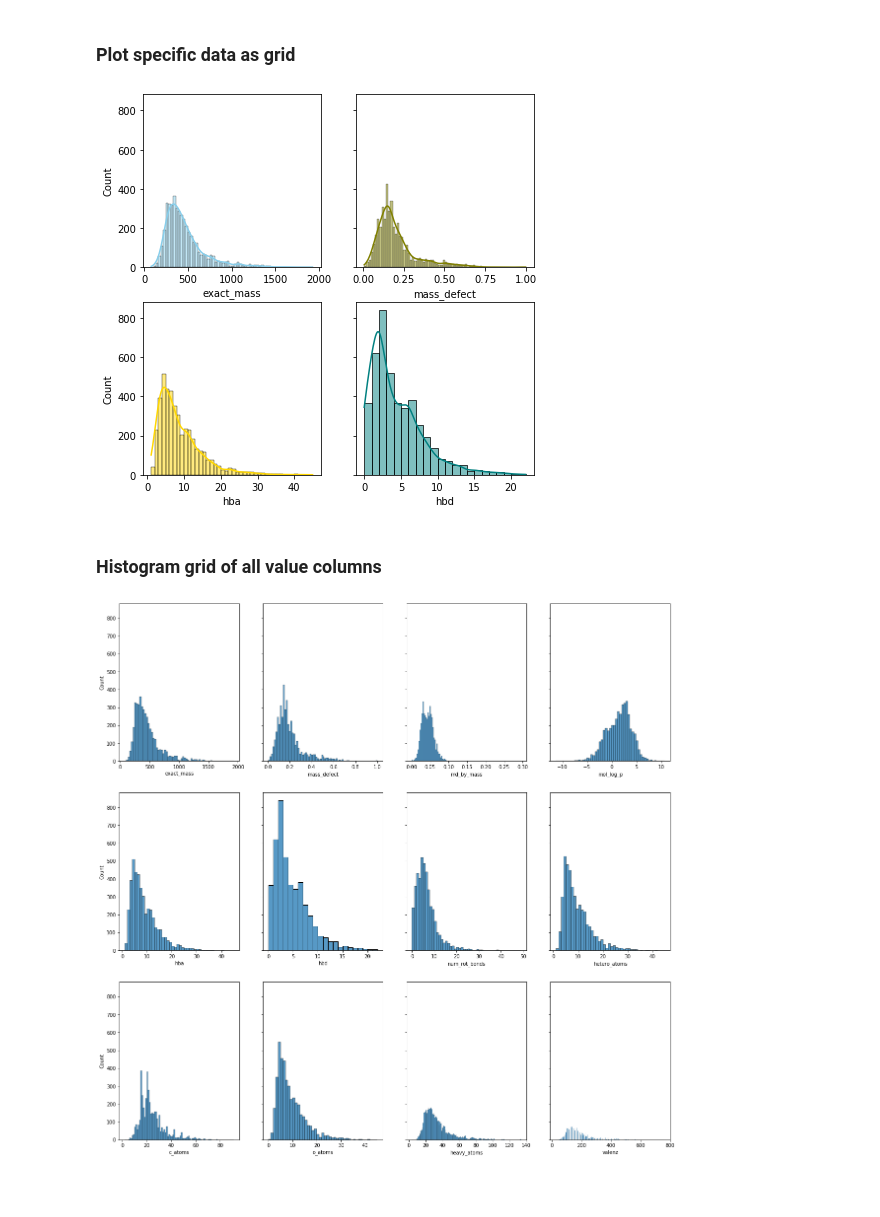
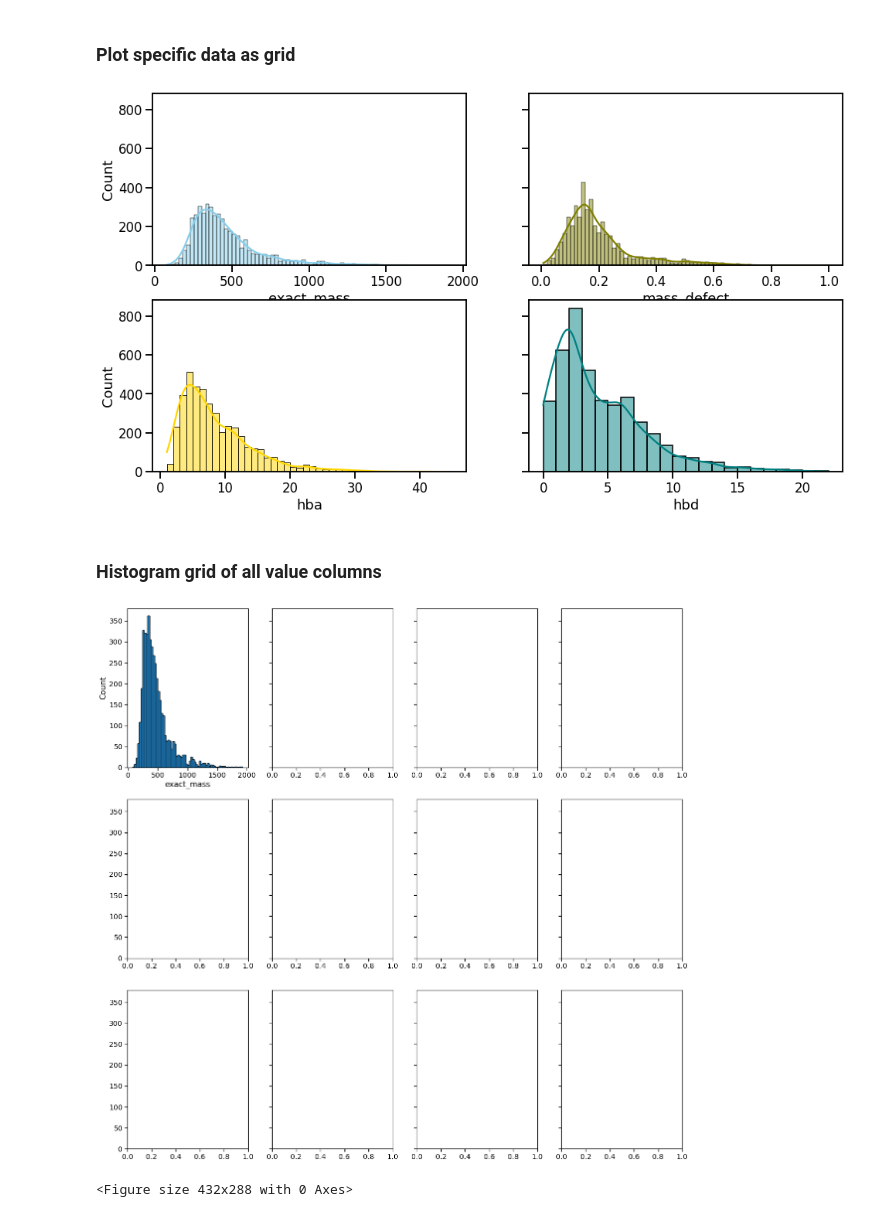
Before and after one commit to robinschmid/compound_metadata_kraken, a Jupyter notebook: analyze_results.ipynb, the cells around one changed output. Saved outputs shown, nothing was run; the diff lists cells and outputs as text; code cells hidden in the pictures; blank space fills up the shorter version.

```diff
--- a/analyze_results.ipynb
+++ b/analyze_results.ipynb
@@ -14,3 +16,12 @@ init_notebook_mode(connected=True)  # initiate notebook for offline plot
+# %%
+# sns.set_context("talk")
+sns.set_context("notebook", font_scale=1.3, rc={"lines.linewidth": 1})
+
+def save_fig(file_name):
+    plt.savefig("figures/{}.png".format(file_name), dpi=300)
+    plt.savefig("figures/{}.pdf".format(file_name))
+    plt.savefig("figures/{}.svg".format(file_name))
+    # plt.savefig("results/{}.eps".format(file_name))
 # %% [markdown]
 ### Load data and create list of data columns
 The data table is loaded from the results folder. _value_columns_ holds all numeric columns. _class_columns_ might be
@@ -58,28 +265,31 @@ g.map_diag(sns.histplot, kde=True)
 # %% [markdown]
 ### Plot specific data as grid
 # %%
-fig, axs = plt.subplots(2, 2, sharey=True, figsize=(7, 7))
+fig, axs = plt.subplots(2, 2, sharey=True, figsize=(16, 9))
 
-sns.histplot(data=df, x="exact_mass", kde=True, color="skyblue", ax=axs[0, 0])
+sns.histplot(data=df, x="exact_mass", binwidth=25, kde=True, color="skyblue", ax=axs[0, 0])
 sns.histplot(data=df, x="mass_defect", kde=True, color="olive", ax=axs[0, 1])
 # hba and hbd are int values with discrete intevals - therefore set bins to avoid gaps
 sns.histplot(data=df, x="hba", binwidth=1, kde=True, color="gold", ax=axs[1, 0])
 sns.histplot(data=df, x="hbd", binwidth=1, kde=True, color="teal", ax=axs[1, 1])
 
 plt.show()
+save_fig("hist_multi")
 # %% [output]
-[figure, old version]
+[figure, new version]
 # %% [markdown]
 ### Histogram grid of all value columns
 # %%
 # create grid
 cols = 4
-rows = math.ceil(len(value_columns)/4)
+rows = math.ceil(len(value_columns)/cols)
 fig, axs = plt.subplots(rows, cols, sharey=True, figsize=(20, 20))
 
 discrete_values_start_index = 5
 
 for index, column in enumerate(value_columns):
+    index = 0
+    column = "exact_mass"
     ci = index % cols
     ri = math.floor(index / cols)
     if index >= discrete_values_start_index:
@@ -88,5 +298,7 @@ for index, column in enumerate(value_columns):
         sns.histplot(data=df, x=column, ax=axs[ri, ci])
 
 plt.show()
+save_fig("histo_multi")
 # %% [output]
-[figure, old version]
+[figure, new version]
+<Figure size 432x288 with 0 Axes>
```
Also changed, not shown: parts of 16 cells of this notebook, 1 other file.
